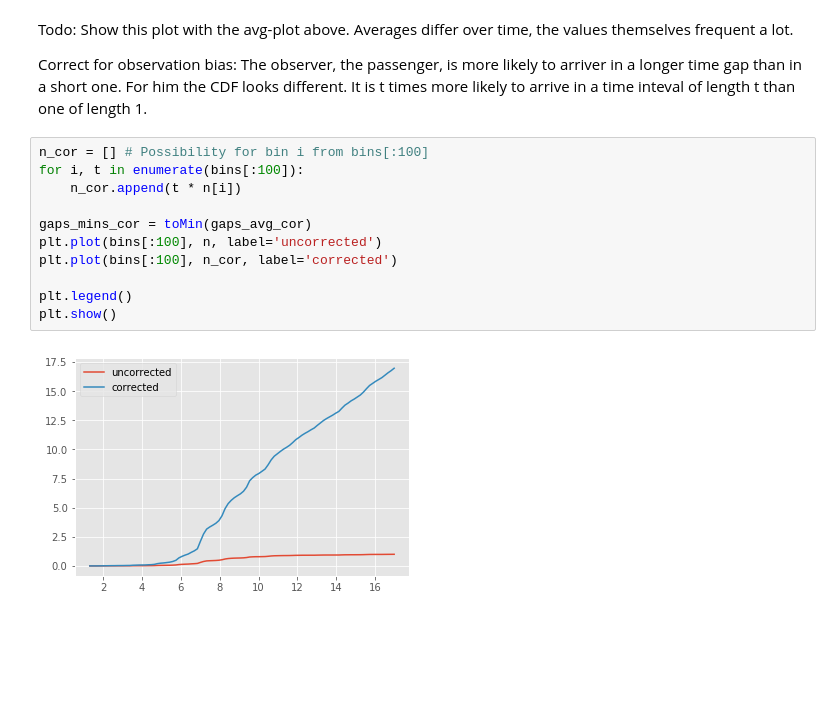
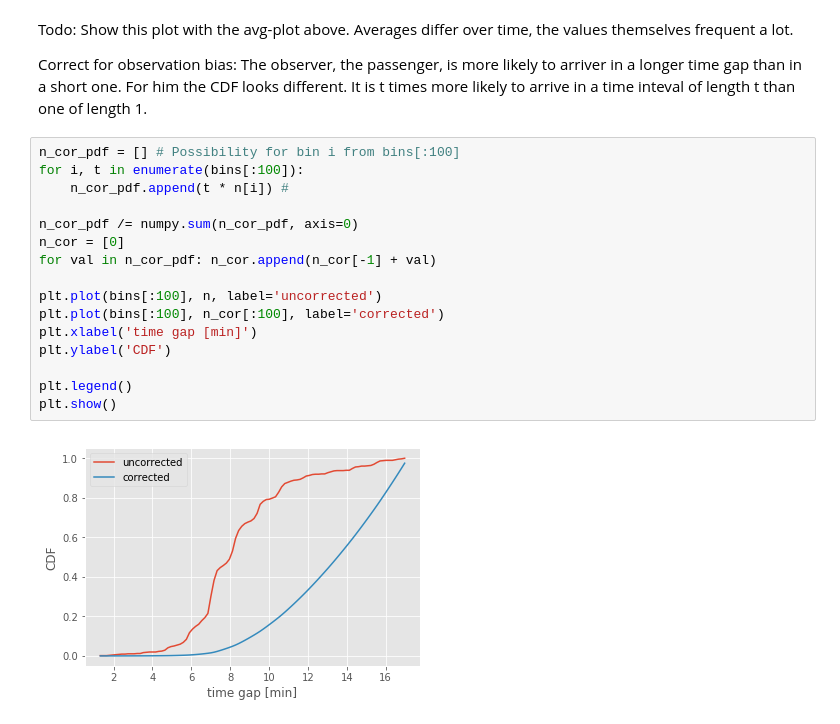
Before and after one commit to fdelia/VBZ-Fahrzeiten, a Jupyter notebook: VBZ Fahrzeiten Prediction.ipynb, the cells around one changed output. Drawn from its saved outputs; the diff is of its cells as text; blank space fills up the shorter version.

Commit message:
corrected for observer bias

```diff
--- a/VBZ Fahrzeiten Prediction.ipynb
+++ b/VBZ Fahrzeiten Prediction.ipynb
@@ -285,15 +285,20 @@ Todo: Show this plot with the avg-plot above. Averages differ over time, the val
 
 Correct for observation bias: The observer, the passenger, is more likely to arriver in a longer time gap than in a short one. For him the CDF looks different. It is t times more likely to arrive in a time inteval of length t than one of length 1.
 # %%
-n_cor = [] # Possibility for bin i from bins[:100]
+n_cor_pdf = [] # Possibility for bin i from bins[:100]
 for i, t in enumerate(bins[:100]):
-    n_cor.append(t * n[i])
+    n_cor_pdf.append(t * n[i]) #
 
-gaps_mins_cor = toMin(gaps_avg_cor)
+n_cor_pdf /= numpy.sum(n_cor_pdf, axis=0)
+n_cor = [0]
+for val in n_cor_pdf: n_cor.append(n_cor[-1] + val)
+
 plt.plot(bins[:100], n, label='uncorrected')
-plt.plot(bins[:100], n_cor, label='corrected')
+plt.plot(bins[:100], n_cor[:100], label='corrected')
+plt.xlabel('time gap [min]')
+plt.ylabel('CDF')
 
 plt.legend()
 plt.show()
 # %% [output]
-[figure, old version]
+[figure, new version]
```
